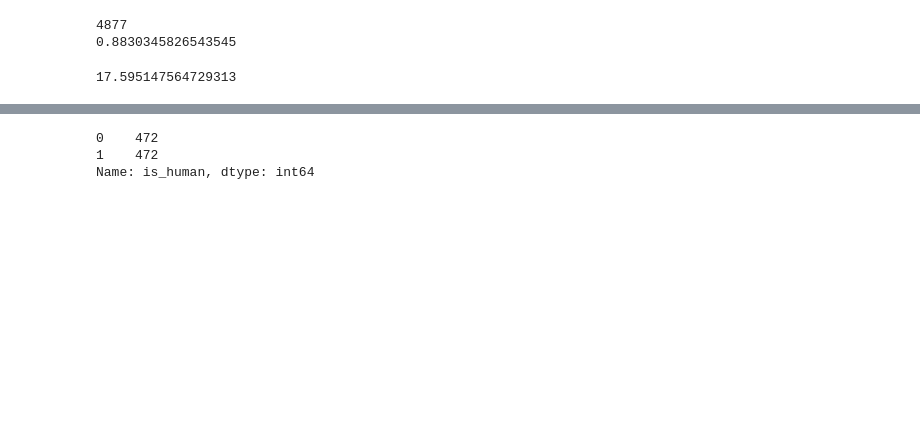
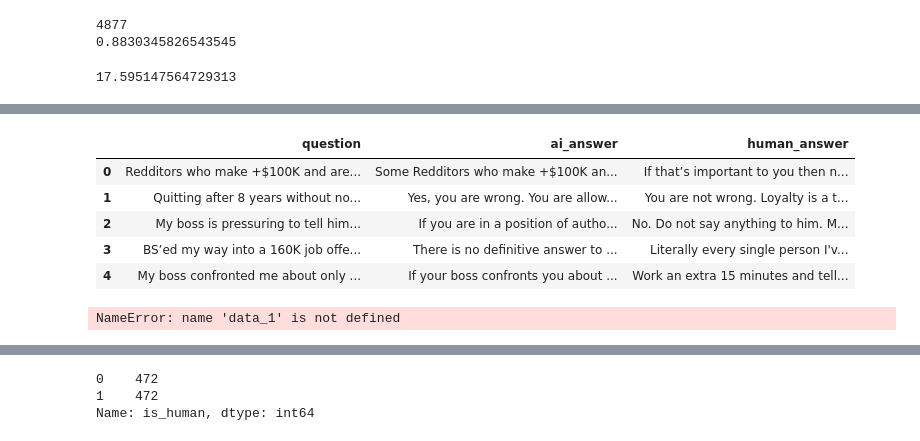
Before and after one commit to polinamin/human_vs_ai_nlp, a Jupyter notebook: Project3_test.ipynb, the cells around one changed output, grey strips where cells are left out. Cells and saved outputs as stored; diff of their text form; code cells hidden in the pictures; blank space fills up the shorter version.

Commit message:
Full datasets in place with sample model

```diff
--- a/Project3_test.ipynb
+++ b/Project3_test.ipynb
@@ -252 +236,3 @@ mean(davinci_prompts_adj_tokens)
+# %%
+data_1_use_ = list(data_1_use["title"])
 # %%
@@ -394,3 +474,19 @@ full_data = [{
 # %%
 df_prep = pd.DataFrame(data_1)
 df_prep.to_csv("reddit_data_pull.csv")
+# %%
+output1 = pd.DataFrame(zip(data_1_use_,full_output))
+output1["human_answer"] = data_1_use["top_comment"]
+# %%
+output1.rename(columns={0: "question", 1: "ai_answer"}, inplace=True)
+# %%
+output2 = output1.replace('\n',' ', regex=True)
+# %%
+output2.head()
+# %% [output]
+|  | question | ai_answer | human_answer |
+| 0 | Redditors who make +$100K and are... | Some Redditors who make +$100K an... | If that’s important to you then n... |
+| 1 | Quitting after 8 years without no... | Yes, you are wrong. You are allow... | You are not wrong. Loyalty is a t... |
+| 2 | My boss is pressuring to tell him... | If you are in a position of autho... | No. Do not say anything to him. M... |
+| 3 | BS’ed my way into a 160K job offe... | There is no definitive answer to ... | Literally every single person I'v... |
+| 4 | My boss confronted me about only ... | If your boss confronts you about ... | Work an extra 15 minutes and tell... |
@@ -397,8 +499,10 @@ df_prep.to_csv("reddit_data_pull.csv")
 # %%
-full_data = [{
+full_data_for_use = [{
     'question' : i['title'],
     'human_answer' : i['top_comment'],
-    'ai answer': j} for i, j in zip(data_1, output_full)]
+    'ai answer': j} for i, j in zip(data_1, full_output)]
+# %% [output]
+NameError: name 'data_1' is not defined
 # %%
 df = pd.DataFrame(full_data)
 df.to_csv("first_prototype.csv")
```
Also changed, not shown: parts of 68 cells of this notebook, 3 other files.
